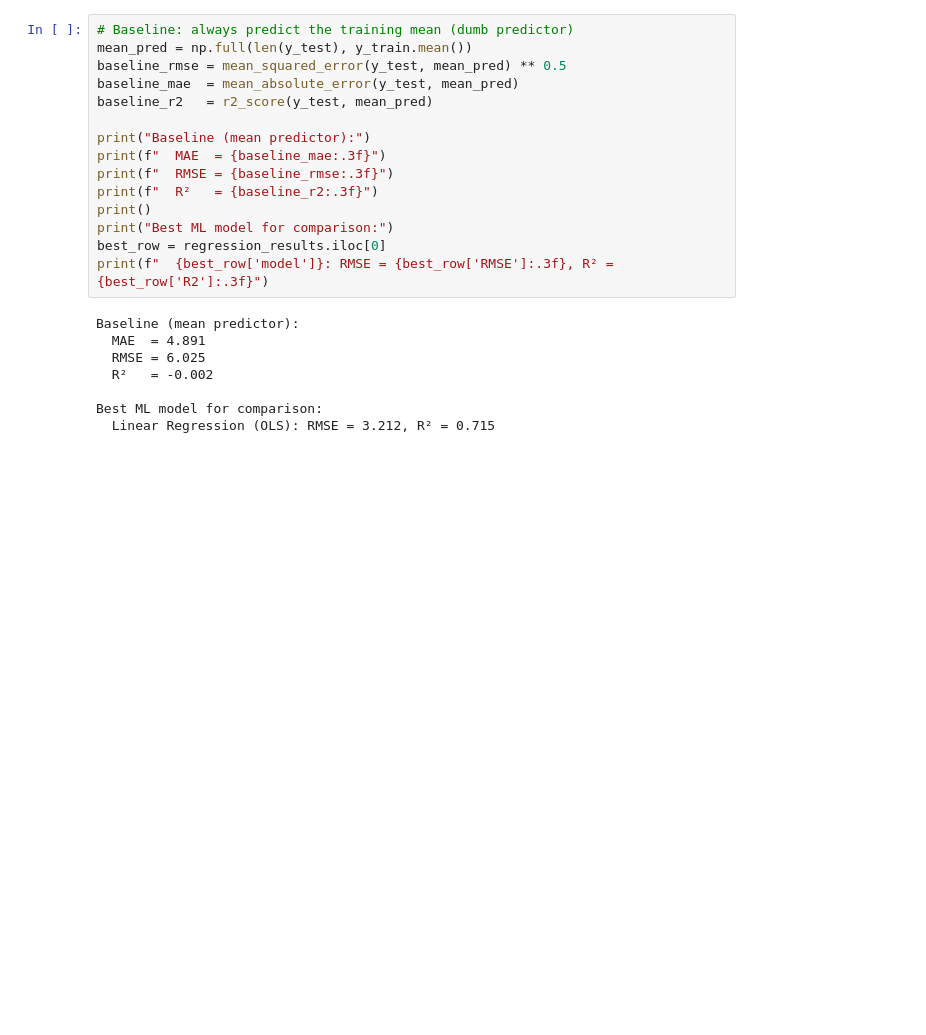
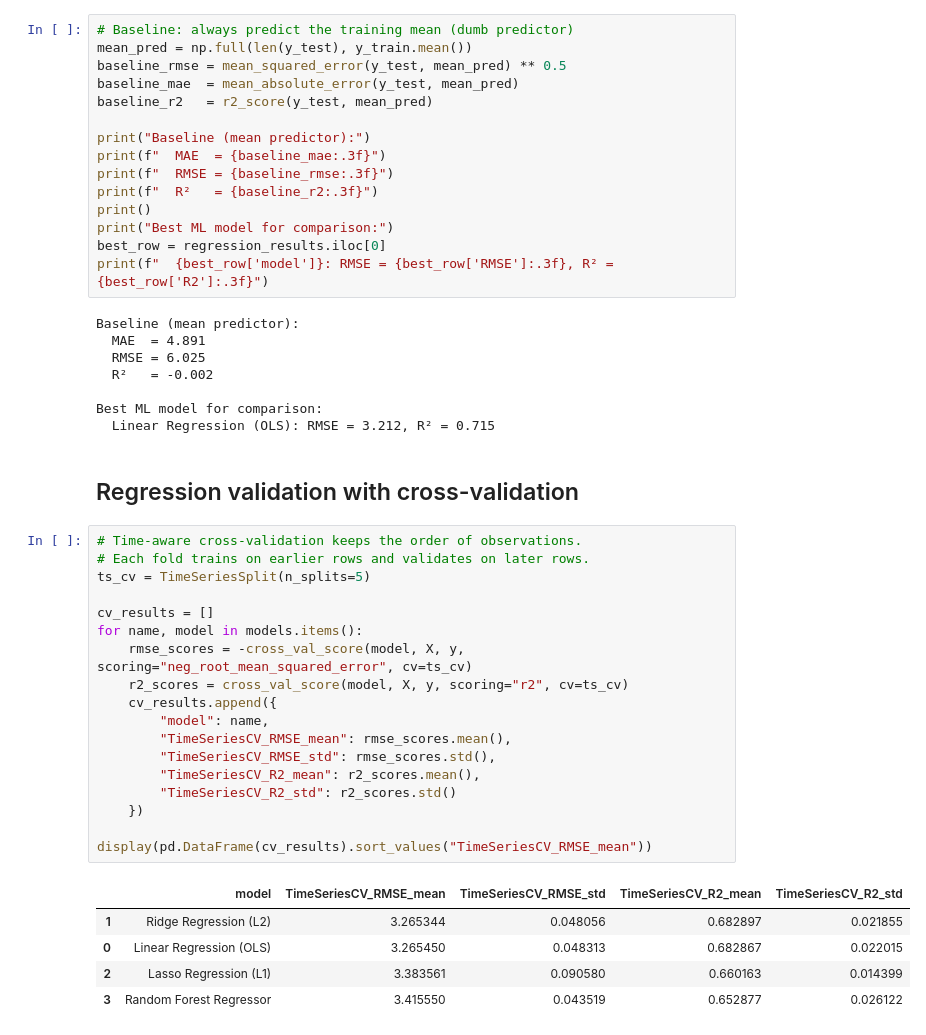
Before and after one commit to hktodorova/urban_air_quality_project, a Jupyter notebook: notebooks/urban_air_quality_analysis.ipynb, the cells around one changed output. Cells and saved outputs as stored; diff of their text form; blank space fills up the shorter version.

```diff
--- a/notebooks/urban_air_quality_analysis.ipynb
+++ b/notebooks/urban_air_quality_analysis.ipynb
@@ -426,3 +426,29 @@ Baseline (mean predictor):
 
 Best ML model for comparison:
   Linear Regression (OLS): RMSE = 3.212, R² = 0.715
+# %% [markdown]
+## Regression validation with cross-validation
+# %%
+# Time-aware cross-validation keeps the order of observations.
+# Each fold trains on earlier rows and validates on later rows.
+ts_cv = TimeSeriesSplit(n_splits=5)
+
+cv_results = []
+for name, model in models.items():
+    rmse_scores = -cross_val_score(model, X, y, scoring="neg_root_mean_squared_error", cv=ts_cv)
+    r2_scores = cross_val_score(model, X, y, scoring="r2", cv=ts_cv)
+    cv_results.append({
+        "model": name,
+        "TimeSeriesCV_RMSE_mean": rmse_scores.mean(),
+        "TimeSeriesCV_RMSE_std": rmse_scores.std(),
+        "TimeSeriesCV_R2_mean": r2_scores.mean(),
+        "TimeSeriesCV_R2_std": r2_scores.std()
+    })
+
+display(pd.DataFrame(cv_results).sort_values("TimeSeriesCV_RMSE_mean"))
+# %% [output]
+|  | model | TimeSeriesCV_RMSE_mean | TimeSeriesCV_RMSE_std | TimeSeriesCV_R2_mean | TimeSeriesCV_R2_std |
+| 1 | Ridge Regression (L2) | 3.265344 | 0.048056 | 0.682897 | 0.021855 |
+| 0 | Linear Regression (OLS) | 3.265450 | 0.048313 | 0.682867 | 0.022015 |
+| 2 | Lasso Regression (L1) | 3.383561 | 0.090580 | 0.660163 | 0.014399 |
+| 3 | Random Forest Regressor | 3.415550 | 0.043519 | 0.652877 | 0.026122 |
```
Also changed, not shown: parts of 2 cells of this notebook.
